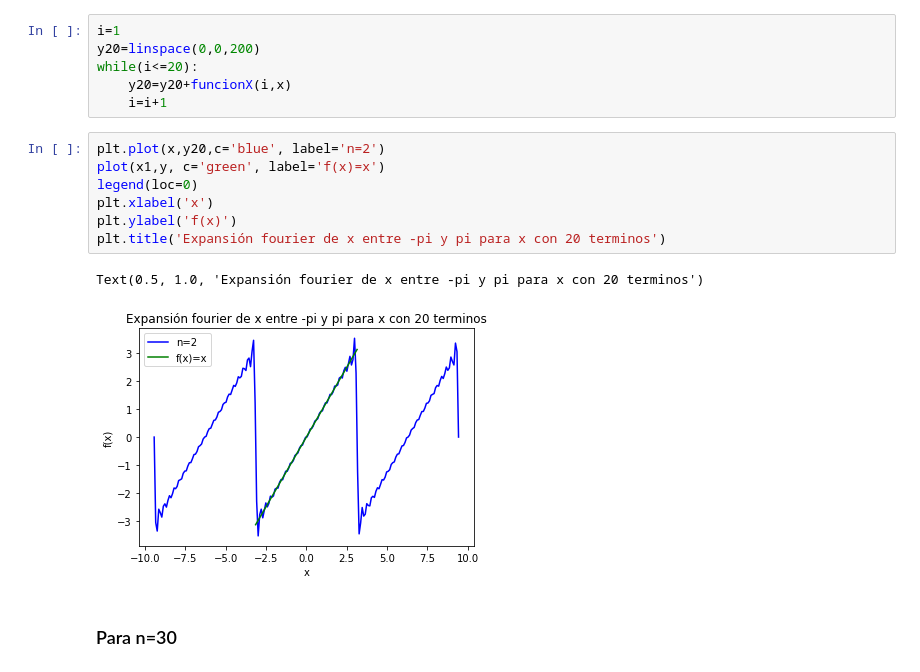
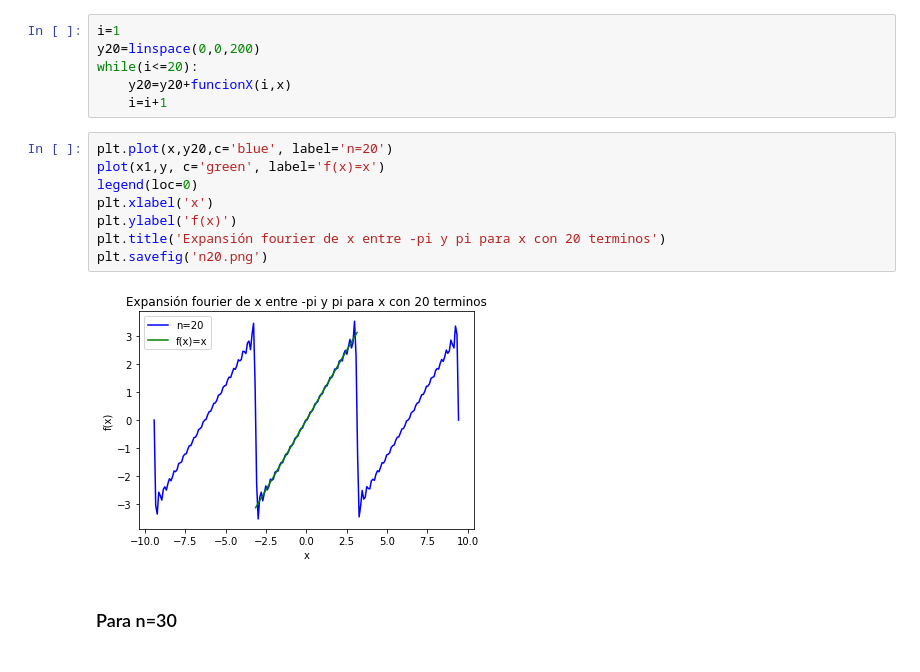
Before and after one commit to juanDango/fourier, a Jupyter notebook: CódigoFourier.ipynb, the cells around one changed output. Saved outputs shown, nothing was run; the diff lists cells and outputs as text.

```diff
--- a/CódigoFourier.ipynb
+++ b/CódigoFourier.ipynb
@@ -75,15 +77,15 @@ while(i<=20):
     y20=y20+funcionX(i,x)
     i=i+1
 # %%
-plt.plot(x,y20,c='blue', label='n=2')
+plt.plot(x,y20,c='blue', label='n=20')
 plot(x1,y, c='green', label='f(x)=x')
 legend(loc=0)
 plt.xlabel('x')
 plt.ylabel('f(x)')
 plt.title('Expansión fourier de x entre -pi y pi para x con 20 terminos')
+plt.savefig('n20.png')
 # %% [output]
-Text(0.5, 1.0, 'Expansión fourier de x entre -pi y pi para x con 20 terminos')
-[figure, old version]
+[figure, new version]
 # %% [markdown]
 ### Para n=30
 # %%
```
Also changed, not shown: parts of 6 cells of this notebook, 6 other files.
